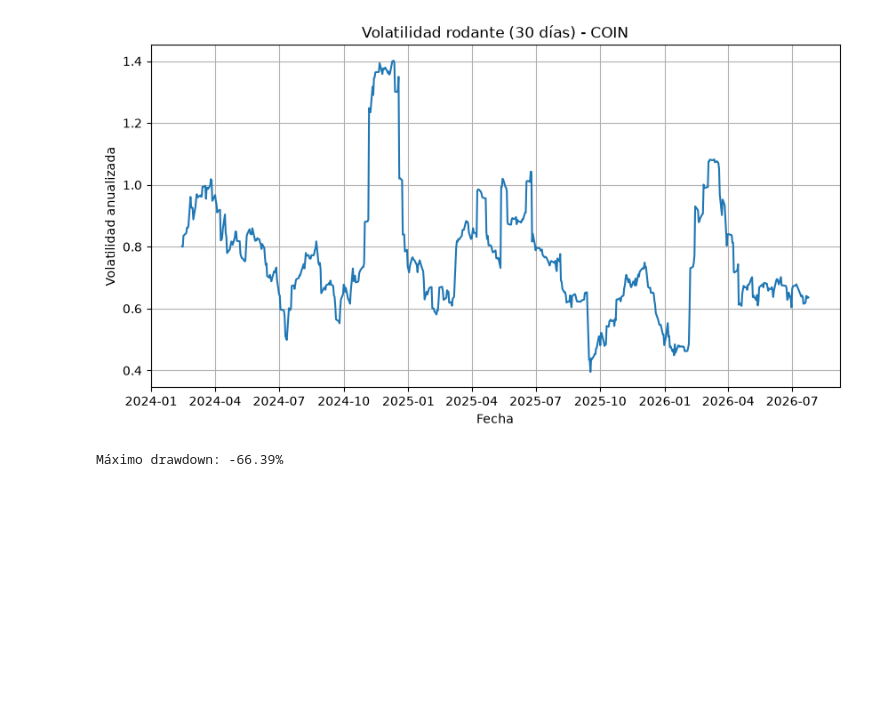
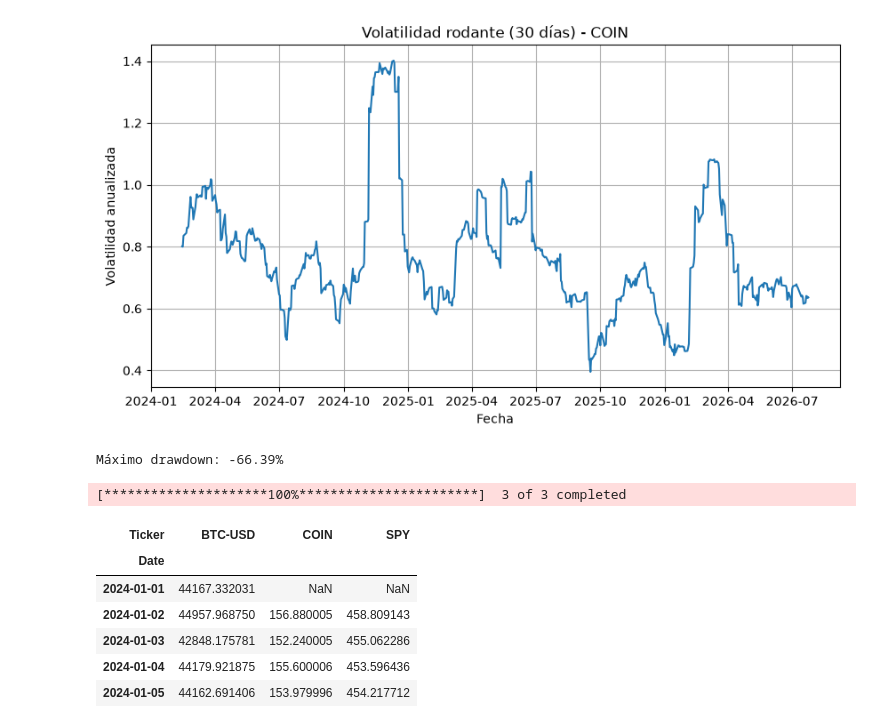
Before and after one commit to abraham-isael-torres/analisis-financiero-portafolio, a Jupyter notebook: analisis_coin.ipynb, the cells around one changed output. Cells and saved outputs as stored; diff of their text form; code cells hidden in the pictures; blank space fills up the shorter version.

```diff
--- a/analisis_coin.ipynb
+++ b/analisis_coin.ipynb
@@ -44,3 +44,21 @@ print(f"Máximo drawdown: {max_drawdown:.2%}")
 # %% [output]
 [figure]
 Máximo drawdown: -66.39%
+# %%
+import yfinance as yf
+import matplotlib.pyplot as plt
+
+# Descargar los tres activos: COIN, S&P 500 (vía ETF SPY), y Bitcoin
+tickers = ["COIN", "SPY", "BTC-USD"]
+datos = yf.download(tickers, start="2024-01-01", end="2026-07-26")["Close"]
+
+datos.head()
+# %% [output]
+[*********************100%***********************]  3 of 3 completed
+| Ticker | BTC-USD | COIN | SPY |
+| Date |  |  |  |
+| 2024-01-01 | 44167.332031 | NaN | NaN |
+| 2024-01-02 | 44957.968750 | 156.880005 | 458.809143 |
+| 2024-01-03 | 42848.175781 | 152.240005 | 455.062286 |
+| 2024-01-04 | 44179.921875 | 155.600006 | 453.596436 |
+| 2024-01-05 | 44162.691406 | 153.979996 | 454.217712 |
```
Also changed, not shown: parts of 2 cells of this notebook.
